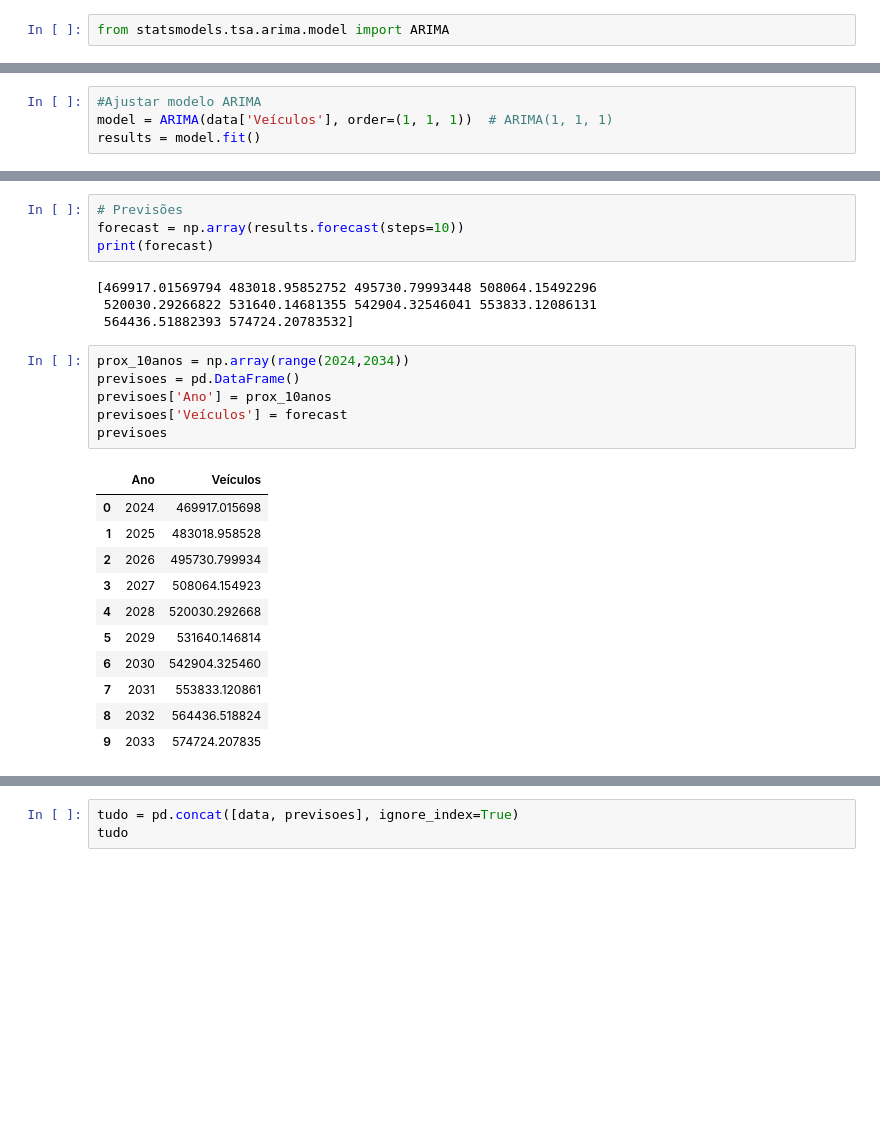
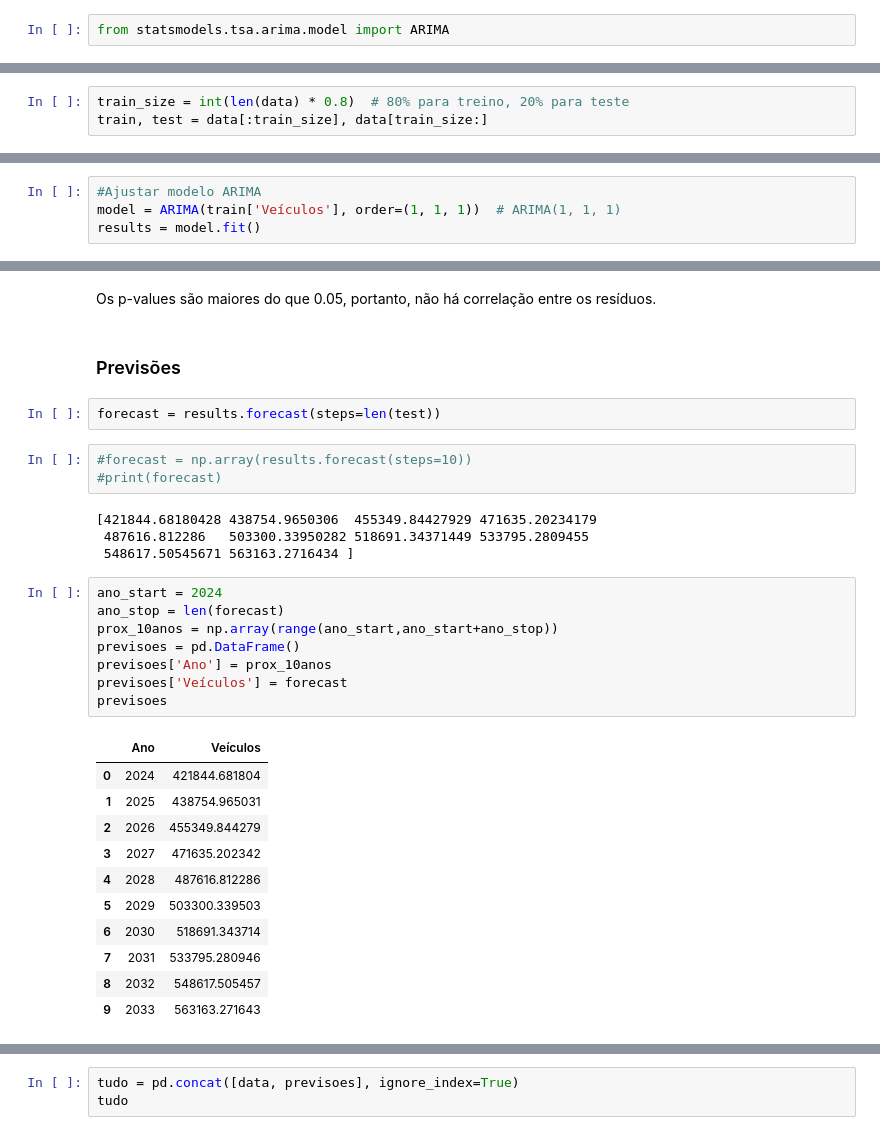
Before and after one commit to augustomiguel/seriestemporais, a Jupyter notebook: st_veiculos.ipynb, the cells around one changed output, grey strips where cells are left out. Drawn from its saved outputs; the diff is of its cells as text; blank space fills up the shorter version.

Commit message:
testes de validação

```diff
--- a/st_veiculos.ipynb
+++ b/st_veiculos.ipynb
@@ -402,0 +394,3 @@ from statsmodels.tsa.arima.model import ARIMA
+# %%
+train_size = int(len(data) * 0.8)  # 80% para treino, 20% para teste
+train, test = data[:train_size], data[train_size:]
@@ -403,6 +399,6 @@ from statsmodels.tsa.arima.model import ARIMA
 # %%
 #Ajustar modelo ARIMA
-model = ARIMA(data['Veículos'], order=(1, 1, 1))  # ARIMA(1, 1, 1)
+model = ARIMA(train['Veículos'], order=(1, 1, 1))  # ARIMA(1, 1, 1)
 results = model.fit()
 # %%
 # Resumo do modelo
@@ -428,26 +473,33 @@ Warnings:
+# %% [markdown]
+Os p-values são maiores do que 0.05, portanto, não há correlação entre os resíduos.
+# %% [markdown]
+### Previsões
+# %%
+forecast = results.forecast(steps=len(test))
 # %%
-# Previsões
-forecast = np.array(results.forecast(steps=10))
-print(forecast)
+#forecast = np.array(results.forecast(steps=10))
+#print(forecast)
 # %% [output]
-[469917.01569794 483018.95852752 495730.79993448 508064.15492296
- 520030.29266822 531640.14681355 542904.32546041 553833.12086131
- 564436.51882393 574724.20783532]
+[421844.68180428 438754.9650306  455349.84427929 471635.20234179
+ 487616.812286   503300.33950282 518691.34371449 533795.2809455
+ 548617.50545671 563163.2716434 ]
 # %%
-prox_10anos = np.array(range(2024,2034))
+ano_start = 2024
+ano_stop = len(forecast)
+prox_10anos = np.array(range(ano_start,ano_start+ano_stop))
 previsoes = pd.DataFrame()
 previsoes['Ano'] = prox_10anos
 previsoes['Veículos'] = forecast
 previsoes
 # %% [output]
 |  | Ano | Veículos |
-| 0 | 2024 | 469917.015698 |
-| 1 | 2025 | 483018.958528 |
-| 2 | 2026 | 495730.799934 |
-| 3 | 2027 | 508064.154923 |
-| 4 | 2028 | 520030.292668 |
-| 5 | 2029 | 531640.146814 |
-| 6 | 2030 | 542904.325460 |
-| 7 | 2031 | 553833.120861 |
-| 8 | 2032 | 564436.518824 |
-| 9 | 2033 | 574724.207835 |
+| 0 | 2024 | 421844.681804 |
+| 1 | 2025 | 438754.965031 |
+| 2 | 2026 | 455349.844279 |
+| 3 | 2027 | 471635.202342 |
+| 4 | 2028 | 487616.812286 |
+| 5 | 2029 | 503300.339503 |
+| 6 | 2030 | 518691.343714 |
+| 7 | 2031 | 533795.280946 |
+| 8 | 2032 | 548617.505457 |
+| 9 | 2033 | 563163.271643 |
```
Also changed, not shown: parts of 21 cells of this notebook.
